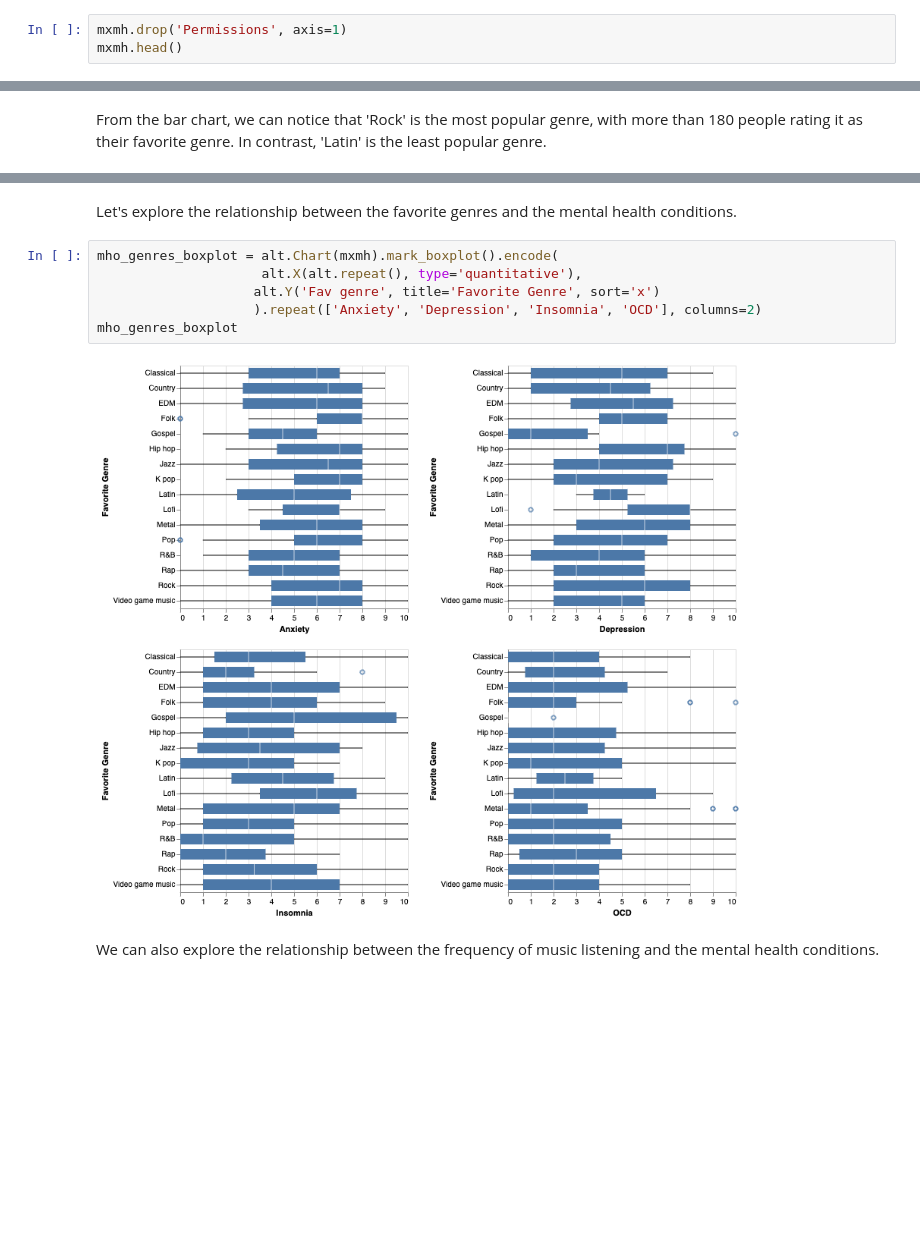
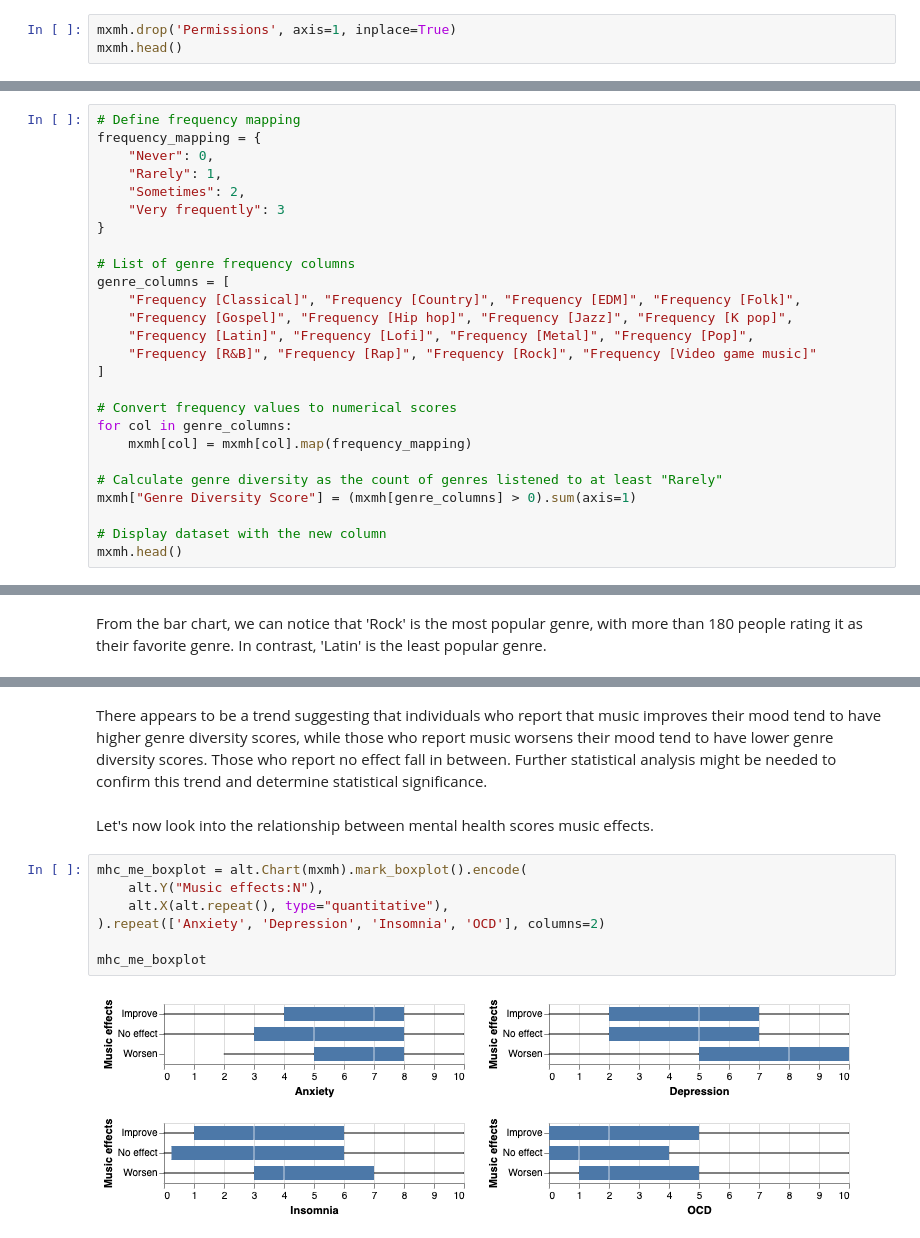
Before and after one commit to ubc-dsci320-2024w2/project-team_fabfour, a Jupyter notebook: analysis/Judy/analysis3.ipynb, the cells around one changed output, grey strips where cells are left out. Saved outputs shown, nothing was run; the diff lists cells and outputs as text; blank space fills up the shorter version.

```diff
--- a/analysis/Judy/analysis3.ipynb
+++ b/analysis/Judy/analysis3.ipynb
@@ -180,7 +184,7 @@ array(['I understand.'], dtype=object)
 # %% [markdown]
 Since there is only one possible value for Permissions which is 'I understand', we can safely drop this column as it will not be relevant to the analysis.
 # %%
-mxmh.drop('Permissions', axis=1)
+mxmh.drop('Permissions', axis=1, inplace=True)
 mxmh.head()
 # %% [output]
 |  | Timestamp | Age | Primary streaming service | Hours per day | While working | Instrumentalist | Composer | ... |
@@ -328,0 +263,26 @@ After checking, we can see that there are no missing values anymore in our datas
+# %%
+# Define frequency mapping
+frequency_mapping = {
+    "Never": 0,
+    "Rarely": 1,
+    "Sometimes": 2,
+    "Very frequently": 3
+}
+
+# List of genre frequency columns
+genre_columns = [
+    "Frequency [Classical]", "Frequency [Country]", "Frequency [EDM]", "Frequency [Folk]",
+    "Frequency [Gospel]", "Frequency [Hip hop]", "Frequency [Jazz]", "Frequency [K pop]",
+    "Frequency [Latin]", "Frequency [Lofi]", "Frequency [Metal]", "Frequency [Pop]",
+    "Frequency [R&B]", "Frequency [Rap]", "Frequency [Rock]", "Frequency [Video game music]"
+]
+
+# Convert frequency values to numerical scores
+for col in genre_columns:
+    mxmh[col] = mxmh[col].map(frequency_mapping)
+
+# Calculate genre diversity as the count of genres listened to at least "Rarely"
+mxmh["Genre Diversity Score"] = (mxmh[genre_columns] > 0).sum(axis=1)
+
+# Display dataset with the new column
+mxmh.head()
@@ -369,12 +420,13 @@ From the bar chart, we can notice that 'Rock' is the most popular genre, with mo
+# %% [markdown]
+There appears to be a trend suggesting that individuals who report that music improves their mood tend to have higher genre diversity scores, while those who report music worsens their mood tend to have lower genre diversity scores. Those who report no effect fall in between. Further statistical analysis might be needed to confirm this trend and determine statistical significance.
 # %% [markdown]
-Let's explore the relationship between the favorite genres and the mental health conditions.
+Let's now look into the relationship between mental health scores music effects.
 # %%
-mho_genres_boxplot = alt.Chart(mxmh).mark_boxplot().encode(
-                     alt.X(alt.repeat(), type='quantitative'),
-                    alt.Y('Fav genre', title='Favorite Genre', sort='x')
-                    ).repeat(['Anxiety', 'Depression', 'Insomnia', 'OCD'], columns=2)
-mho_genres_boxplot
+mhc_me_boxplot = alt.Chart(mxmh).mark_boxplot().encode(
+    alt.Y("Music effects:N"),
+    alt.X(alt.repeat(), type="quantitative"),
+).repeat(['Anxiety', 'Depression', 'Insomnia', 'OCD'], columns=2)
+
+mhc_me_boxplot
 # %% [output]
-[figure, old version]
+[figure, new version]
-# %% [markdown]
-We can also explore the relationship between the frequency of music listening and the mental health conditions.
```
Also changed, not shown: parts of 54 cells of this notebook, 3 other files.
